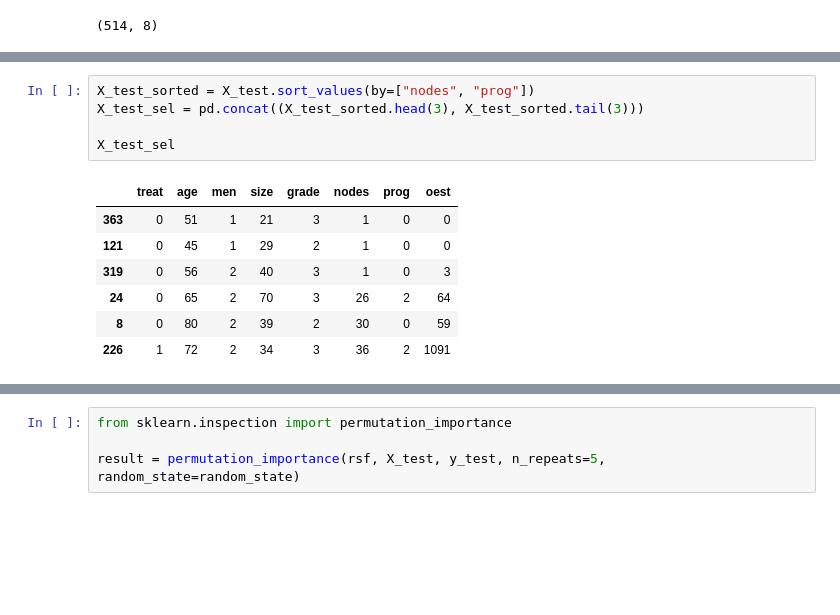
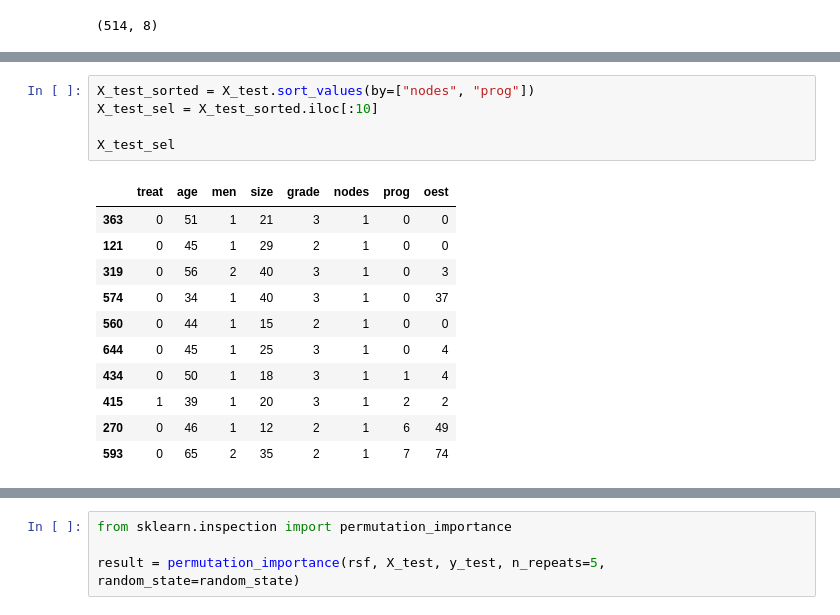
Before and after one commit to R-Ohm/ANN-Hospital-LOS, a Jupyter notebook: RSF_Scikit_Attempt_1.ipynb, the cells around one changed output, grey strips where cells are left out. Cells and saved outputs as stored; diff of their text form; blank space fills up the shorter version.

```diff
--- a/RSF_Scikit_Attempt_1.ipynb
+++ b/RSF_Scikit_Attempt_1.ipynb
@@ -68,16 +50,20 @@ rsf.score(X_test, y_test)
 # %%
 X_test_sorted = X_test.sort_values(by=["nodes", "prog"])
-X_test_sel = pd.concat((X_test_sorted.head(3), X_test_sorted.tail(3)))
+X_test_sel = X_test_sorted.iloc[:10]
 
 X_test_sel
 # %% [output]
 |  | treat | age | men | size | grade | nodes | prog | oest |
 | 363 | 0 | 51 | 1 | 21 | 3 | 1 | 0 | 0 |
 | 121 | 0 | 45 | 1 | 29 | 2 | 1 | 0 | 0 |
 | 319 | 0 | 56 | 2 | 40 | 3 | 1 | 0 | 3 |
-| 24 | 0 | 65 | 2 | 70 | 3 | 26 | 2 | 64 |
-| 8 | 0 | 80 | 2 | 39 | 2 | 30 | 0 | 59 |
-| 226 | 1 | 72 | 2 | 34 | 3 | 36 | 2 | 1091 |
+| 574 | 0 | 34 | 1 | 40 | 3 | 1 | 0 | 37 |
+| 560 | 0 | 44 | 1 | 15 | 2 | 1 | 0 | 0 |
+| 644 | 0 | 45 | 1 | 25 | 3 | 1 | 0 | 4 |
+| 434 | 0 | 50 | 1 | 18 | 3 | 1 | 1 | 4 |
+| 415 | 1 | 39 | 1 | 20 | 3 | 1 | 2 | 2 |
+| 270 | 0 | 46 | 1 | 12 | 2 | 1 | 6 | 49 |
+| 593 | 0 | 65 | 2 | 35 | 2 | 1 | 7 | 74 |
 # %%
 pd.Series(rsf.predict(X_test_sel))
 # %% [output]
```
Also changed, not shown: parts of 10 cells of this notebook, 2 other files.
